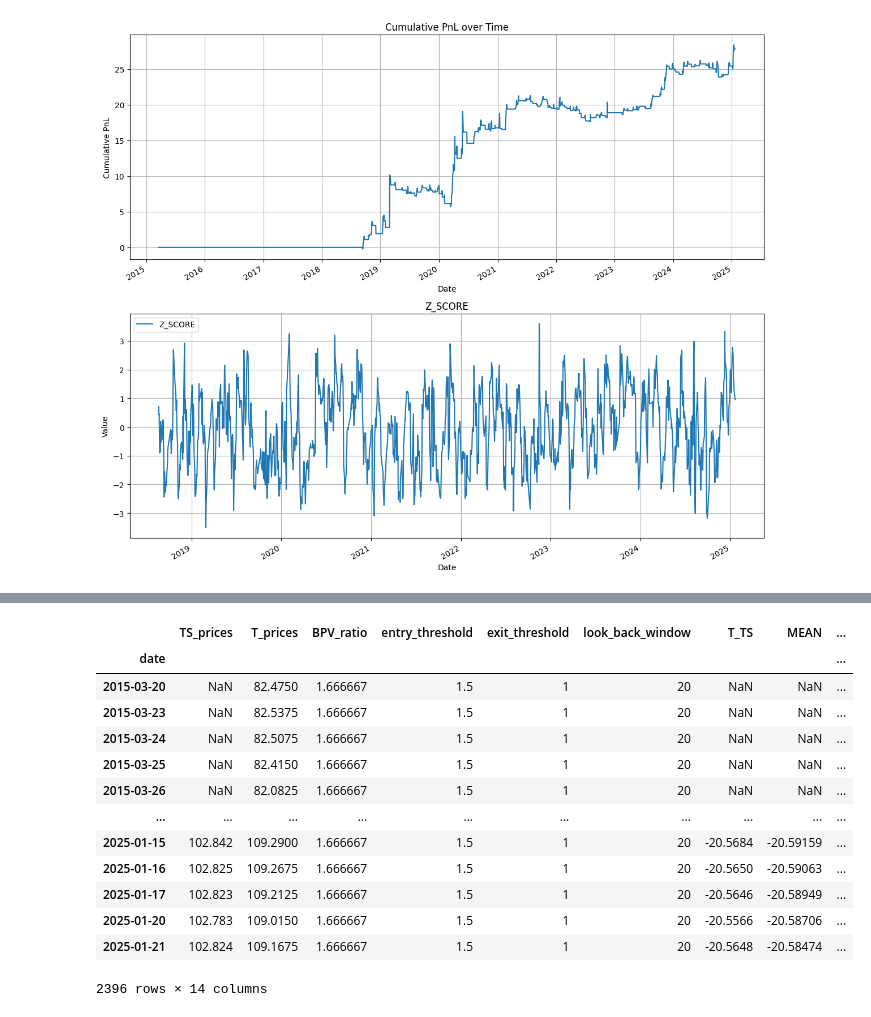
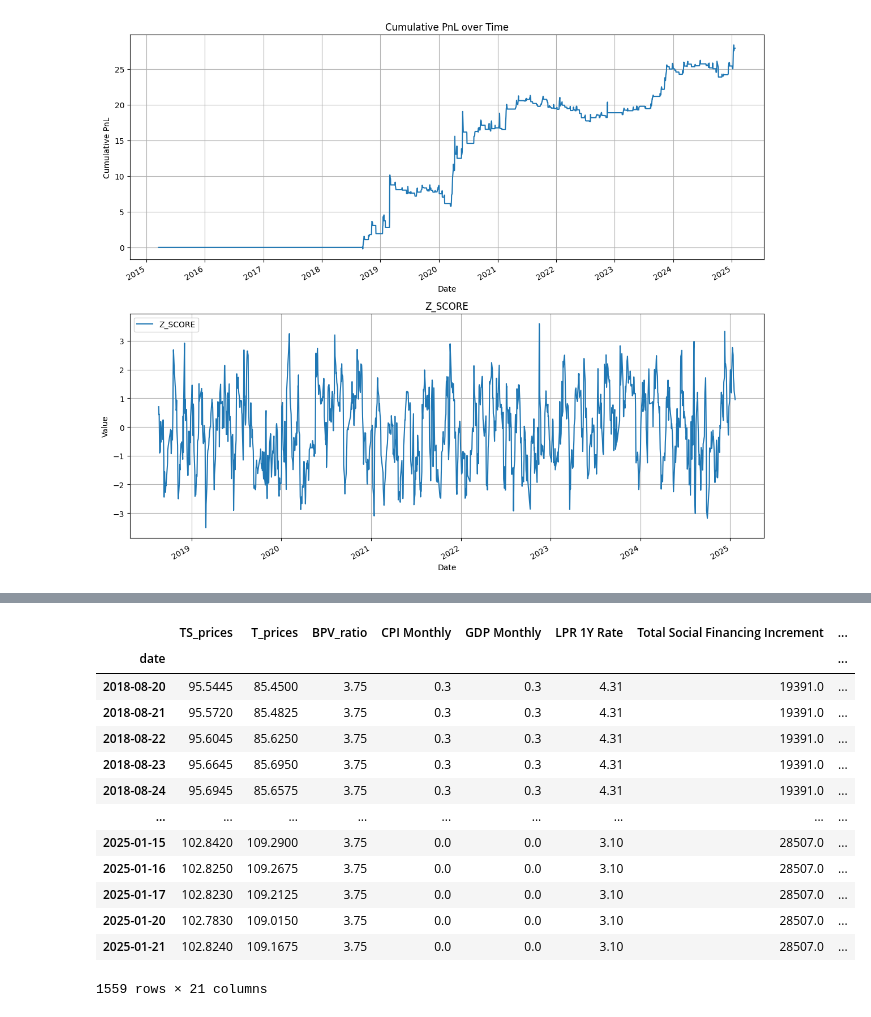
Before and after one commit to yanzhizhang/FICC_QIS, a Jupyter notebook: future_arb/T_TF.ipynb, the cells around one changed output, grey strips where cells are left out. Cells and saved outputs as stored; diff of their text form; code cells hidden in the pictures.

```diff
--- a/future_arb/T_TF.ipynb
+++ b/future_arb/T_TF.ipynb
@@ -793,17 +640,47 @@ plt.show()
-# %%
-strat_1
-# %% [output]
-|  | TS_prices | T_prices | BPV_ratio | entry_threshold | exit_threshold | look_back_window | T_TS | MEAN | ... |
-| date |  |  |  |  |  |  |  |  | ... |
-| 2015-03-20 | NaN | 82.4750 | 1.666667 | 1.5 | 1 | 20 | NaN | NaN | ... |
-| 2015-03-23 | NaN | 82.5375 | 1.666667 | 1.5 | 1 | 20 | NaN | NaN | ... |
-| 2015-03-24 | NaN | 82.5075 | 1.666667 | 1.5 | 1 | 20 | NaN | NaN | ... |
-| 2015-03-25 | NaN | 82.4150 | 1.666667 | 1.5 | 1 | 20 | NaN | NaN | ... |
-| 2015-03-26 | NaN | 82.0825 | 1.666667 | 1.5 | 1 | 20 | NaN | NaN | ... |
-| ... | ... | ... | ... | ... | ... | ... | ... | ... | ... |
-| 2025-01-15 | 102.842 | 109.2900 | 1.666667 | 1.5 | 1 | 20 | -20.5684 | -20.59159 | ... |
-| 2025-01-16 | 102.825 | 109.2675 | 1.666667 | 1.5 | 1 | 20 | -20.5650 | -20.59063 | ... |
-| 2025-01-17 | 102.823 | 109.2125 | 1.666667 | 1.5 | 1 | 20 | -20.5646 | -20.58949 | ... |
-| 2025-01-20 | 102.783 | 109.0150 | 1.666667 | 1.5 | 1 | 20 | -20.5566 | -20.58706 | ... |
-| 2025-01-21 | 102.824 | 109.1675 | 1.666667 | 1.5 | 1 | 20 | -20.5648 | -20.58474 | ... |
-2396 rows × 14 columns
+# %%
+import lightgbm as lgb
+import pandas as pd
+import numpy as np
+from sklearn.model_selection import train_test_split
+from sklearn.metrics import classification_report, roc_auc_score
+
+df = pd.DataFrame(
+    {
+        "TS_prices": TS_prices.droplevel(level=0),
+        "T_prices": T_prices.droplevel(level=0),
+        "BPV_ratio": hedge_ratio,
+    }
+)
+
+df = df.merge(macro_data, left_index=True, right_index=True)
+
+# Calculate Spread
+df["Spread_T_TS"] = df["T_prices"] - hedge_ratio * df["TS_prices"]
+df["Spread Change"] = df["Spread_T_TS"].diff()  # Calculate spread change
+df['Label'] = (df['Spread Change'] > 0).astype(int)  # Binary label: 1 = short T, 0 = long T
+
+
+
+# Feature engineering
+lagged_features = ['CPI Monthly', 'GDP Monthly', 'M2', 'LPR 1Y Rate']
+for feature in lagged_features:
+    df[f'{feature}_lag1'] = df[feature].shift(1)  # Lagged feature
+
+df = df.dropna()  # Drop rows with NaN values due to lagging
+# %%
+df
+# %% [output]
+|  | TS_prices | T_prices | BPV_ratio | CPI Monthly | GDP Monthly | LPR 1Y Rate | Total Social Financing Increment | ... |
+| date |  |  |  |  |  |  |  | ... |
+| 2018-08-20 | 95.5445 | 85.4500 | 3.75 | 0.3 | 0.3 | 4.31 | 19391.0 | ... |
+| 2018-08-21 | 95.5720 | 85.4825 | 3.75 | 0.3 | 0.3 | 4.31 | 19391.0 | ... |
+| 2018-08-22 | 95.6045 | 85.6250 | 3.75 | 0.3 | 0.3 | 4.31 | 19391.0 | ... |
+| 2018-08-23 | 95.6645 | 85.6950 | 3.75 | 0.3 | 0.3 | 4.31 | 19391.0 | ... |
+| 2018-08-24 | 95.6945 | 85.6575 | 3.75 | 0.3 | 0.3 | 4.31 | 19391.0 | ... |
+| ... | ... | ... | ... | ... | ... | ... | ... | ... |
+| 2025-01-15 | 102.8420 | 109.2900 | 3.75 | 0.0 | 0.0 | 3.10 | 28507.0 | ... |
+| 2025-01-16 | 102.8250 | 109.2675 | 3.75 | 0.0 | 0.0 | 3.10 | 28507.0 | ... |
+| 2025-01-17 | 102.8230 | 109.2125 | 3.75 | 0.0 | 0.0 | 3.10 | 28507.0 | ... |
+| 2025-01-20 | 102.7830 | 109.0150 | 3.75 | 0.0 | 0.0 | 3.10 | 28507.0 | ... |
+| 2025-01-21 | 102.8240 | 109.1675 | 3.75 | 0.0 | 0.0 | 3.10 | 28507.0 | ... |
+1559 rows × 21 columns
```
Also changed, not shown: parts of 8 cells of this notebook, 2 other files.
